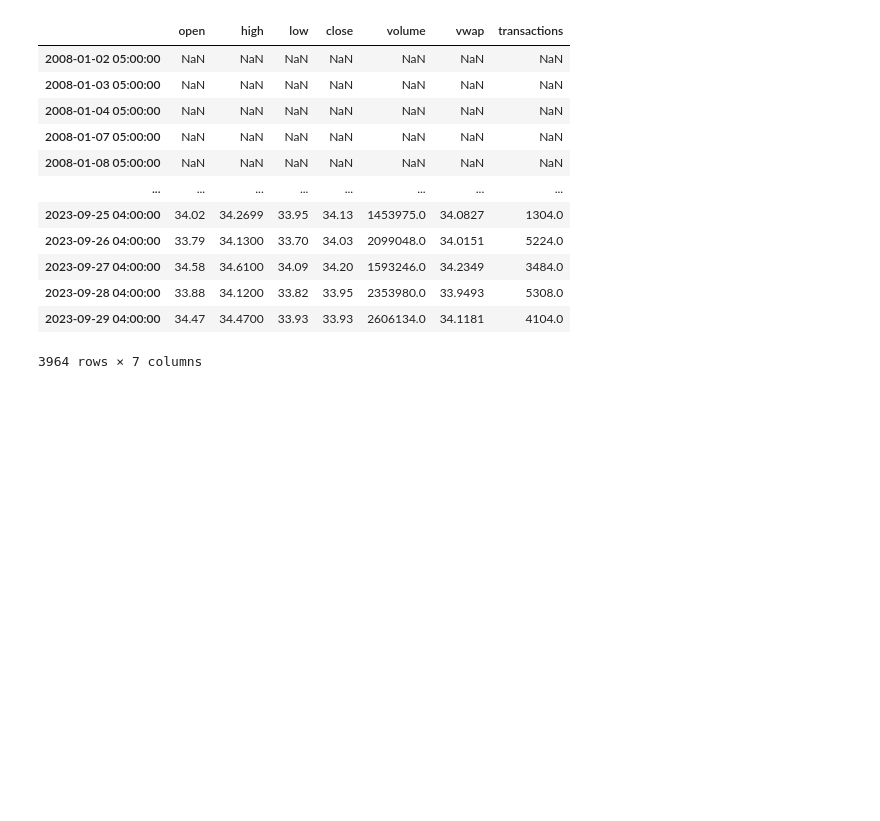
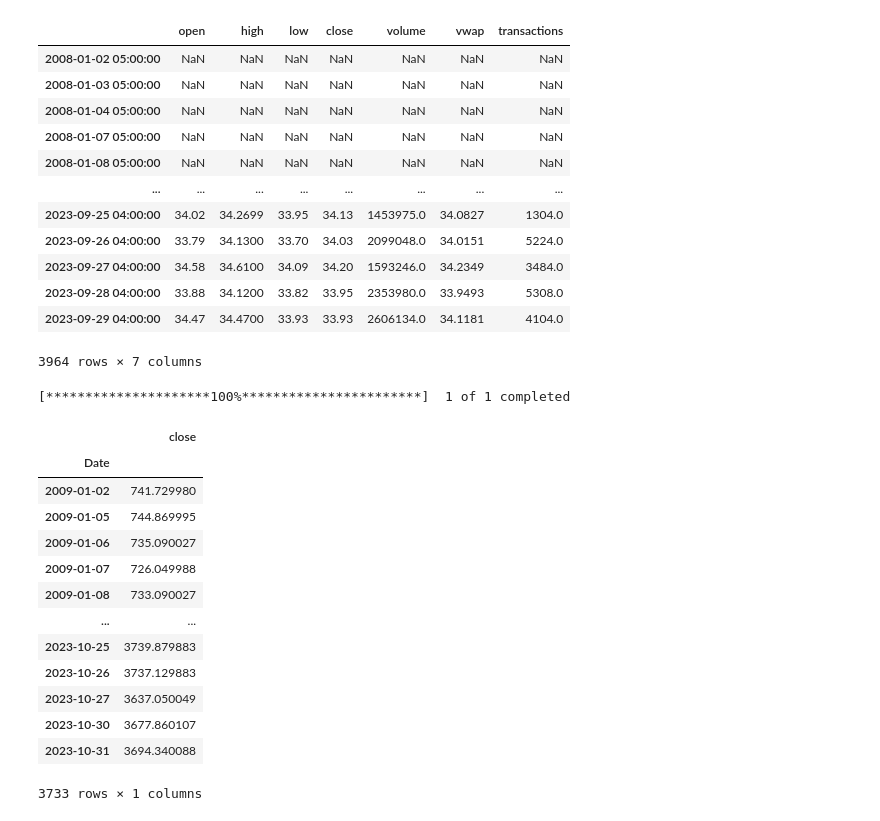
Before and after one commit to lameche99/The-Clinical-Trial-Effect, a Jupyter notebook: src/vol_calc.ipynb, the cells around one changed output. Drawn from its saved outputs; the diff is of its cells as text; code cells hidden in the pictures; blank space fills up the shorter version.

```diff
--- a/src/vol_calc.ipynb
+++ b/src/vol_calc.ipynb
@@ -87,2 +89,28 @@ def get_vol(row, stock_df, window, lag):
    return close_prices.pct_change().std()
+# %%
+import yfinance as yf
+index_ticker = '^NBI'
+index_data = yf.download(index_ticker, start="2009-01-01", end="2023-11-01")['Adj Close']
+index_data.index = pd.to_datetime(index_data.index)
+index_data = index_data.to_frame()
+index_data.columns = pd.MultiIndex.from_tuples([(index_ticker, 'close')])
+# %% [output]
+[*********************100%***********************]  1 of 1 completed
+# %%
+index_data['^NBI']
+# %% [output]
+|  | close |
+| Date |  |
+| 2009-01-02 | 741.729980 |
+| 2009-01-05 | 744.869995 |
+| 2009-01-06 | 735.090027 |
+| 2009-01-07 | 726.049988 |
+| 2009-01-08 | 733.090027 |
+| ... | ... |
+| 2023-10-25 | 3739.879883 |
+| 2023-10-26 | 3737.129883 |
+| 2023-10-27 | 3637.050049 |
+| 2023-10-30 | 3677.860107 |
+| 2023-10-31 | 3694.340088 |
+3733 rows × 1 columns
 # %%
```
Also changed, not shown: parts of 4 cells of this notebook, 5 other files.
